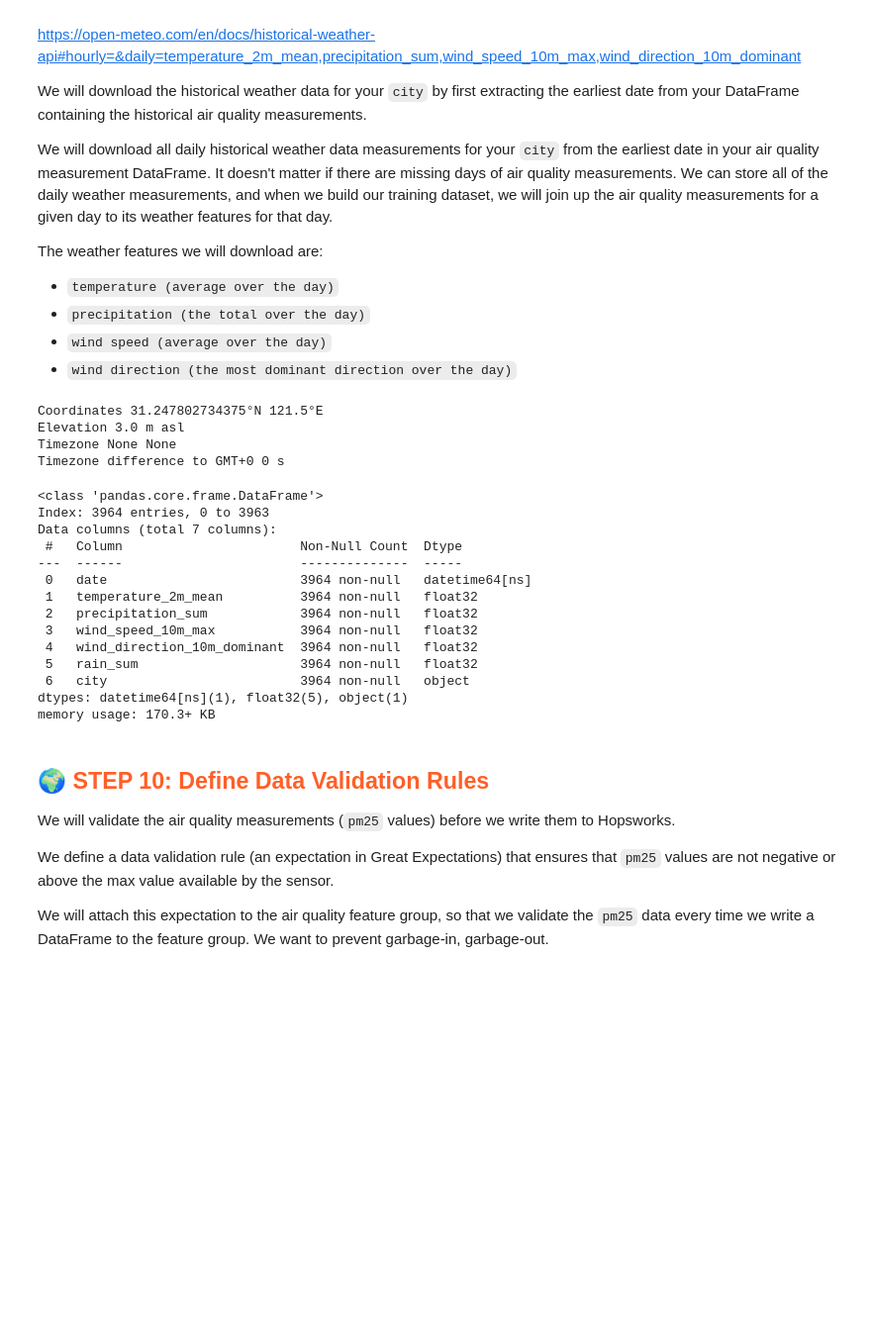
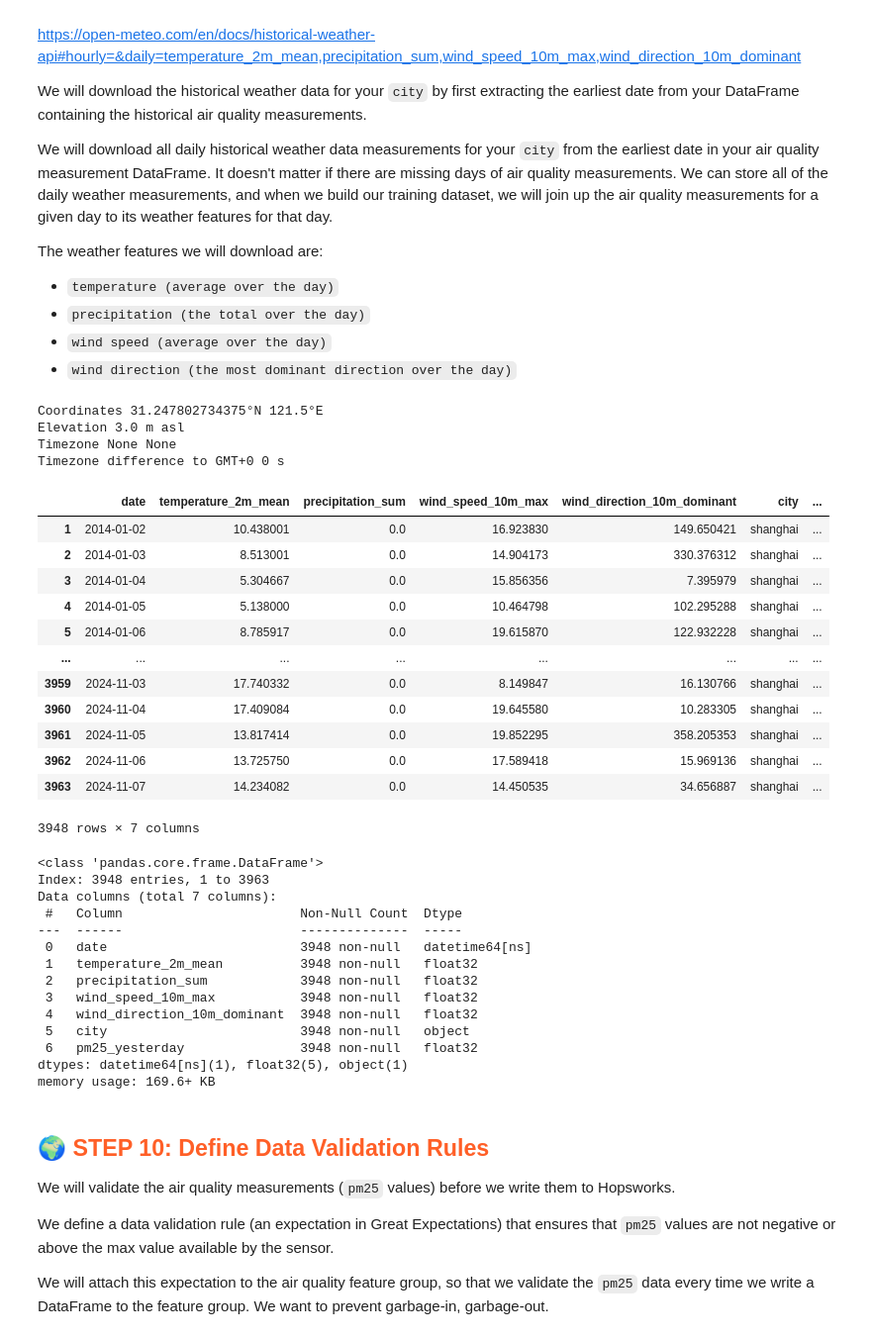
Before and after one commit to AMomozZz/mlfs-book, a Jupyter notebook: notebooks/ch03/1_air_quality_feature_backfill.ipynb, the cells around one changed output. Shown at 99% size. Drawn from its saved outputs; the diff is of its cells as text; code cells hidden in the pictures; blank space fills up the shorter version.

Commit message:
step1 yesterday pm25

```diff
--- a/notebooks/ch03/1_air_quality_feature_backfill.ipynb
+++ b/notebooks/ch03/1_air_quality_feature_backfill.ipynb
@@ -327,31 +328,52 @@ The weather features we will download are:
 # %%
 earliest_aq_date = pd.Series.min(df_aq['date'])
 earliest_aq_date = earliest_aq_date.strftime('%Y-%m-%d')
 earliest_aq_date
 
 weather_df = util.get_historical_weather(city, earliest_aq_date, str(today), latitude, longitude)
+
+df_temp = df_aq.copy()
+df_temp['date'] = pd.to_datetime(df_temp['date']) + pd.Timedelta(days=1)
+
+weather_df = pd.merge(weather_df, df_temp[['date','pm25']], how='left', on="date")
+weather_df = weather_df.rename(columns={"pm25": "pm25_yesterday"})
+weather_df.dropna(inplace=True)
+weather_df
 # %% [output]
 Coordinates 31.247802734375°N 121.5°E
 Elevation 3.0 m asl
 Timezone None None
 Timezone difference to GMT+0 0 s
+|  | date | temperature_2m_mean | precipitation_sum | wind_speed_10m_max | wind_direction_10m_dominant | city | ... |
+| 1 | 2014-01-02 | 10.438001 | 0.0 | 16.923830 | 149.650421 | shanghai | ... |
+| 2 | 2014-01-03 | 8.513001 | 0.0 | 14.904173 | 330.376312 | shanghai | ... |
+| 3 | 2014-01-04 | 5.304667 | 0.0 | 15.856356 | 7.395979 | shanghai | ... |
+| 4 | 2014-01-05 | 5.138000 | 0.0 | 10.464798 | 102.295288 | shanghai | ... |
+| 5 | 2014-01-06 | 8.785917 | 0.0 | 19.615870 | 122.932228 | shanghai | ... |
+| ... | ... | ... | ... | ... | ... | ... | ... |
+| 3959 | 2024-11-03 | 17.740332 | 0.0 | 8.149847 | 16.130766 | shanghai | ... |
+| 3960 | 2024-11-04 | 17.409084 | 0.0 | 19.645580 | 10.283305 | shanghai | ... |
+| 3961 | 2024-11-05 | 13.817414 | 0.0 | 19.852295 | 358.205353 | shanghai | ... |
+| 3962 | 2024-11-06 | 13.725750 | 0.0 | 17.589418 | 15.969136 | shanghai | ... |
+| 3963 | 2024-11-07 | 14.234082 | 0.0 | 14.450535 | 34.656887 | shanghai | ... |
+3948 rows × 7 columns
 # %%
 weather_df.info()
 # %% [output]
 <class 'pandas.core.frame.DataFrame'>
-Index: 3964 entries, 0 to 3963
+Index: 3948 entries, 1 to 3963
 Data columns (total 7 columns):
  #   Column                       Non-Null Count  Dtype
 ---  ------                       --------------  -----
- 0   date                         3964 non-null   datetime64[ns]
- 1   temperature_2m_mean          3964 non-null   float32
- 2   precipitation_sum            3964 non-null   float32
- 3   wind_speed_10m_max           3964 non-null   float32
- 4   wind_direction_10m_dominant  3964 non-null   float32
- 5   rain_sum                     3964 non-null   float32
- 6   city                         3964 non-null   object
+ 0   date                         3948 non-null   datetime64[ns]
+ 1   temperature_2m_mean          3948 non-null   float32
+ 2   precipitation_sum            3948 non-null   float32
+ 3   wind_speed_10m_max           3948 non-null   float32
+ 4   wind_direction_10m_dominant  3948 non-null   float32
+ 5   city                         3948 non-null   object
+ 6   pm25_yesterday               3948 non-null   float32
 dtypes: datetime64[ns](1), float32(5), object(1)
-memory usage: 170.3+ KB
+memory usage: 169.6+ KB
 # %% [markdown]
 ## <span style='color:#ff5f27'> 🌍 STEP 10: Define Data Validation Rules </span>
 
```
Also changed, not shown: parts of 8 cells of this notebook, 1 other file.
